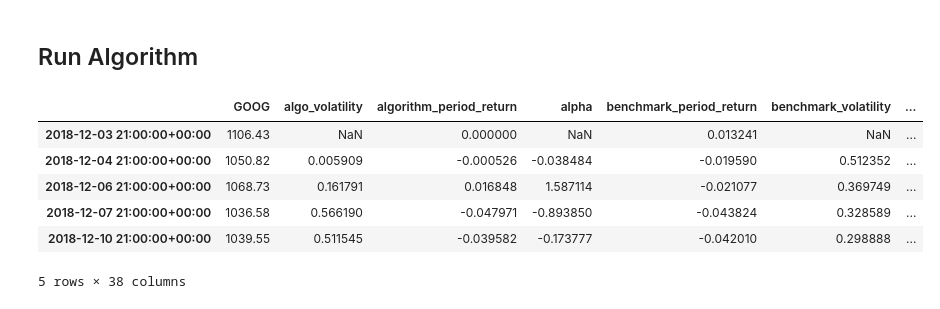
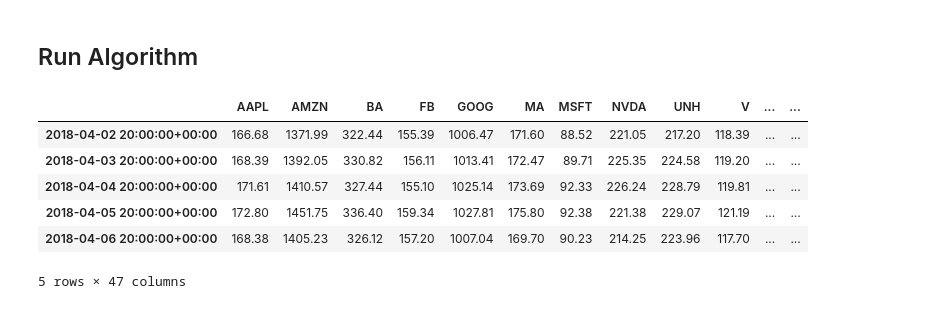
Before and after one commit to demidang12/PSTAT134FinalGroupProject, a Jupyter notebook: FinalProject.ipynb, the cells around one changed output. Saved outputs shown, nothing was run; the diff lists cells and outputs as text; code cells hidden in the pictures.

```diff
--- a/FinalProject.ipynb
+++ b/FinalProject.ipynb
@@ -134,9 +121,9 @@ Freq: D, Name: close, Length: 361, dtype: float64
 ## Set constraints
 # %%
 # Constraints for our algorithm
-initial_capital = 10000
+initial_capital = 1000
 # Time frame for our algorithm
-startDate = datetime(2018,12,1,0,0,0,0,pytz.utc)
+startDate = datetime(2018,4,1,0,0,0,0,pytz.utc)
 endDate = datetime(2018,12,28,0,0,0,0,pytz.utc)
 # Trading calendar used for algorithm
 tradingCalendar = "NYSE"
@@ -166,14 +136,2 @@ def ma_cross_over_handling(context, data):
 # %% [markdown]
 ## Run Algorithm
-# %%
-# Define necessary two functions to run algorithm
-def initialize(context):
-    context.asset = symbol('GOOG')
-
-    schedule_function(ma_cross_over_handling,
-                      date_rules.every_day(),
-                     time_rules.market_open())
-
-def handle_data(context, data):
-    order(symbol('GOOG'),10)
-    record(GOOG = data.current(symbol('GOOG'),'price'))
@@ -180,17 +181,17 @@ def handle_data(context, data):
 # %%
 perf = zipline.run_algorithm(start= startDate,
-                            end= endDate,
-                            initialize=initialize,
-                            data_frequency='daily',
-                            capital_base= initial_capital,
-                            handle_data=handle_data,
-                            data=StockPrice)
-perf.head(5)
+                             end= endDate,
+                             initialize=initialize,
+                             data_frequency='daily',
+                             capital_base= initial_capital,
+                             handle_data=handle_data,
+                             data=StockPrice)
+perf.head()
 # %% [output]
-|  | GOOG | algo_volatility | algorithm_period_return | alpha | benchmark_period_return | benchmark_volatility | ... |
-| 2018-12-03 21:00:00+00:00 | 1106.43 | NaN | 0.000000 | NaN | 0.013241 | NaN | ... |
-| 2018-12-04 21:00:00+00:00 | 1050.82 | 0.005909 | -0.000526 | -0.038484 | -0.019590 | 0.512352 | ... |
-| 2018-12-06 21:00:00+00:00 | 1068.73 | 0.161791 | 0.016848 | 1.587114 | -0.021077 | 0.369749 | ... |
-| 2018-12-07 21:00:00+00:00 | 1036.58 | 0.566190 | -0.047971 | -0.893850 | -0.043824 | 0.328589 | ... |
-| 2018-12-10 21:00:00+00:00 | 1039.55 | 0.511545 | -0.039582 | -0.173777 | -0.042010 | 0.298888 | ... |
+|  | AAPL | AMZN | BA | FB | GOOG | MA | MSFT | NVDA | UNH | V | ... | ... |
+| 2018-04-02 20:00:00+00:00 | 166.68 | 1371.99 | 322.44 | 155.39 | 1006.47 | 171.60 | 88.52 | 221.05 | 217.20 | 118.39 | ... | ... |
+| 2018-04-03 20:00:00+00:00 | 168.39 | 1392.05 | 330.82 | 156.11 | 1013.41 | 172.47 | 89.71 | 225.35 | 224.58 | 119.20 | ... | ... |
+| 2018-04-04 20:00:00+00:00 | 171.61 | 1410.57 | 327.44 | 155.10 | 1025.14 | 173.69 | 92.33 | 226.24 | 228.79 | 119.81 | ... | ... |
+| 2018-04-05 20:00:00+00:00 | 172.80 | 1451.75 | 336.40 | 159.34 | 1027.81 | 175.80 | 92.38 | 221.38 | 229.07 | 121.19 | ... | ... |
+| 2018-04-06 20:00:00+00:00 | 168.38 | 1405.23 | 326.12 | 157.20 | 1007.04 | 169.70 | 90.23 | 214.25 | 223.96 | 117.70 | ... | ... |
-5 rows × 38 columns
+5 rows × 47 columns
```
Also changed, not shown: parts of 8 cells of this notebook.
